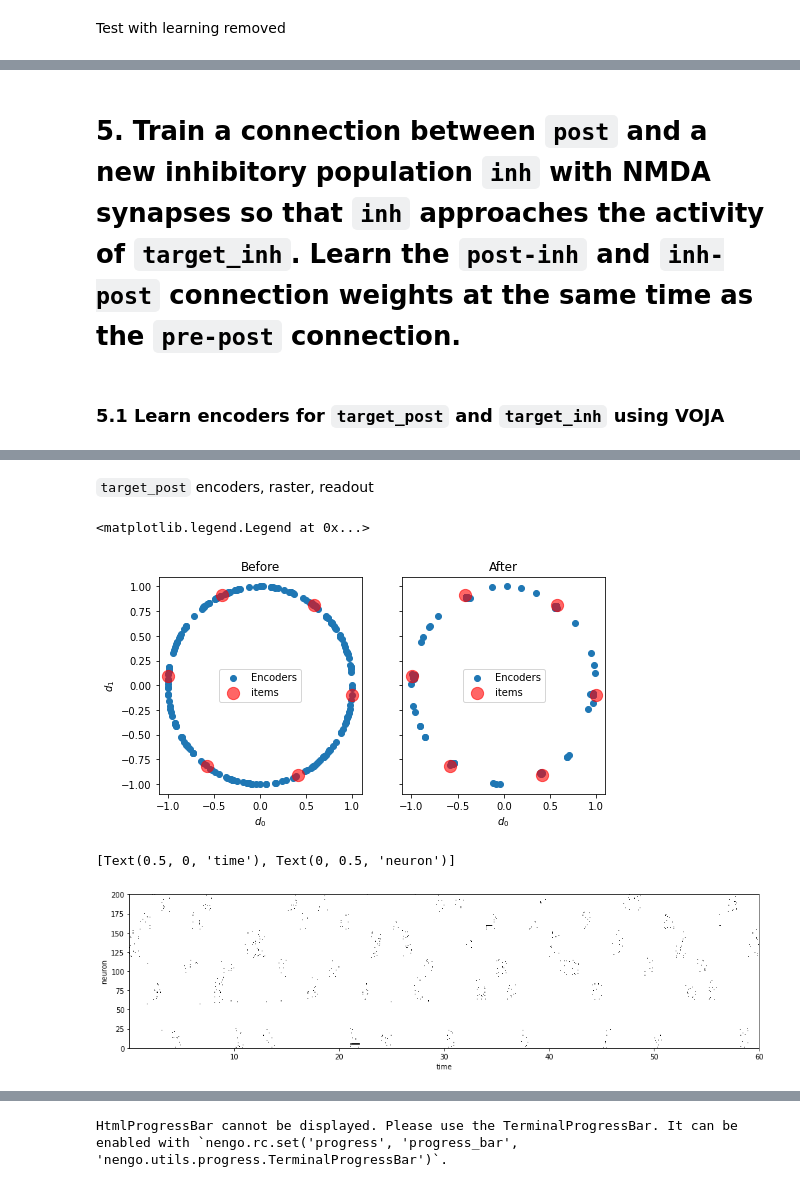
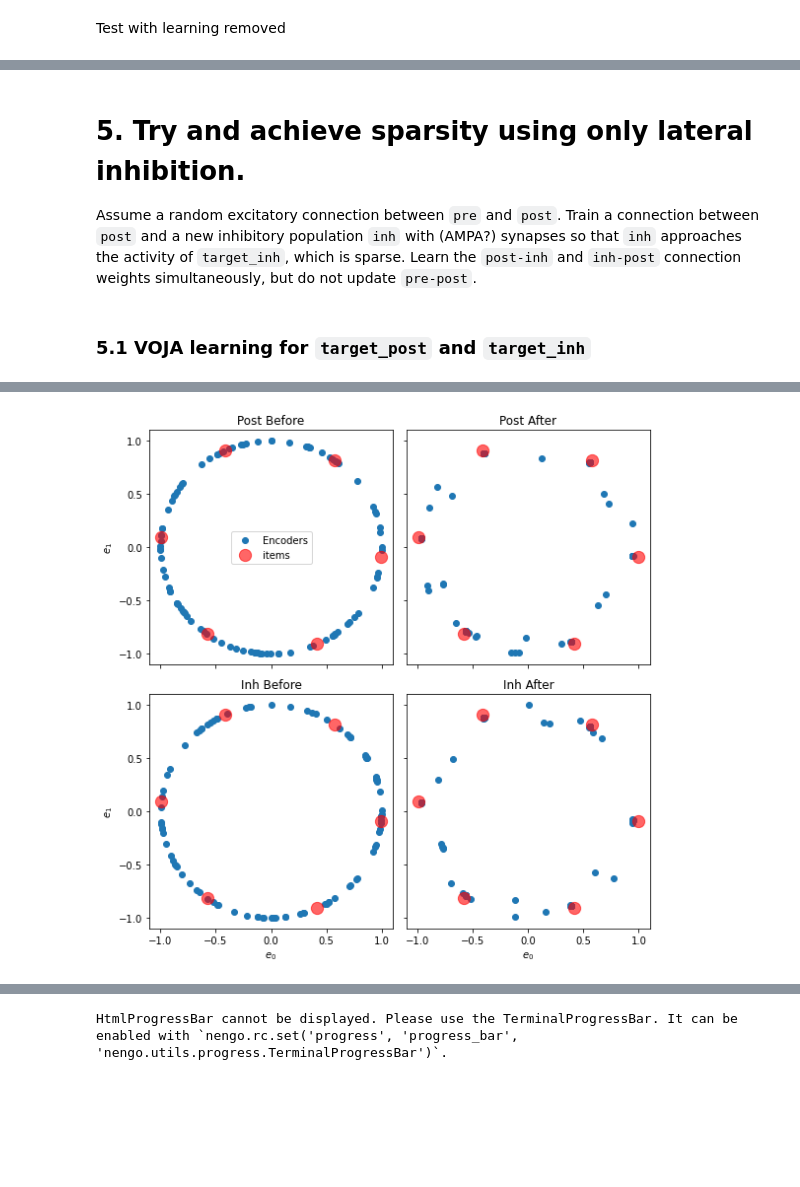
Before and after one commit to psipeter/online-sparsity, a Jupyter notebook: online_sparsity.ipynb, the cells around one changed output, grey strips where cells are left out. Cells and saved outputs as stored; diff of their text form; code cells hidden in the pictures; blank space fills up the shorter version.

````diff
--- a/online_sparsity.ipynb
+++ b/online_sparsity.ipynb
@@ -398,7 +404,7 @@ with nengo.Network() as network:
     output = nengo.Ensemble(1, d, neuron_type=nengo.Direct())
 
     pre = nengo.Ensemble(n_pre, d, seed=seed)
-    post = nengo.Ensemble(n_neurons, d, neuron_type=post_type, seed=seed+2, gain=np.ones((n_neurons)), bias=np.zeros((n_neurons)))
+    post = nengo.Ensemble(n_neurons, d, neuron_type=post_type, seed=seed+3, gain=np.ones((n_neurons)), bias=np.zeros((n_neurons)))
 
     input_pre = nengo.Connection(input, pre, synapse=None)
     pre_post = nengo.Connection(pre, post, synapse=AMPA, solver=nengo.solvers.NoSolver(w_pre_post, weights=True))
@@ -429,5 +435,5 @@ ax.set(xlabel='time', ylabel='value')
 # %%
-fig, ax = plt.subplots(figsize=((16, 4)))
+fig, ax = plt.subplots(figsize=((4, 4)))
 plot_spikes(
     *merge(
         *cluster(
@@ -441,3 +449,4 @@ ax.set(xlabel='time', ylabel='neuron')
 # %% [markdown]
-# 5. Train a connection between ```post``` and a new inhibitory population ```inh``` with NMDA synapses so that ```inh``` approaches the activity of ```target_inh```. Learn the ```post-inh``` and ```inh-post``` connection weights at the same time as the ```pre-post``` connection.
+# 5. Try and achieve sparsity using only lateral inhibition.
+Assume a random excitatory connection between ```pre``` and ```post```. Train a connection between ```post``` and a new inhibitory population ```inh``` with (AMPA?) synapses so that ```inh``` approaches the activity of ```target_inh```, which is sparse. Learn the ```post-inh``` and ```inh-post``` connection weights simultaneously, but do not update ```pre-post```.
 # %%
@@ -456,11 +464,5 @@ n_pre = 195
-# %%
-intercept_min = (np.dot(items, items.T) - np.eye(n_items)).flatten().max() # from Step 1 of https://www.nengo.ai/nengo/examples/learning/learn-associations.html
-above_min = 0.1
-intercepts = nengo.dists.Uniform(intercept_min+above_min, 1)
-max_rates_post = nengo.dists.Uniform(20, 40)
-max_rates_inh = nengo.dists.Uniform(10, 30)
 # %% [markdown]
-### 5.1 Learn encoders for ```target_post``` and ```target_inh``` using VOJA
+### 5.1 VOJA learning for ```target_post``` and ```target_inh```
 # %%
 with nengo.Network() as network:
     # inputs, outputs, error populations, and ensembles
@@ -470,8 +472,8 @@ with nengo.Network() as network:
     error_post = nengo.Ensemble(1, d, neuron_type=nengo.Direct())
     error_inh = nengo.Ensemble(1, d, neuron_type=nengo.Direct())
     pre = nengo.Ensemble(n_pre, d, seed=seed)
-    target_post = nengo.Ensemble(n_post, d, intercepts=intercepts, max_rates=max_rates_post, seed=seed+1)
-    target_inh = nengo.Ensemble(n_inh, d, intercepts=intercepts, max_rates=max_rates_inh, seed=seed+1)
+    target_post = nengo.Ensemble(n_neurons, d, intercepts=intercepts, max_rates=max_rates_post, seed=seed+1)
+    target_inh = nengo.Ensemble(n_inh, d, intercepts=intercepts, max_rates=max_rates_inh, seed=seed+2)
 
     # VOJA and PES learning rules
     pes = nengo.PES(learning_rate=learning_rate_pes)
@@ -484,7 +486,7 @@ with nengo.Network() as network:
     pre_target_inh = nengo.Connection(pre, target_inh, synapse=AMPA, learning_rule_type=voja_inh)
 
     # feedforward connections with decoder learning
-    post_output = nengo.Connection(target_post, output_post, synapse=NMDA, learning_rule_type=pes, solver=nengo.solvers.NoSolver(np.zeros((n_post, d))))
+    post_output = nengo.Connection(target_post, output_post, synapse=AMPA, learning_rule_type=pes, solver=nengo.solvers.NoSolver(np.zeros((n_neurons, d))))
     input_error_post = nengo.Connection(input, error_post, transform=-1, synapse=None)
     output_error_post = nengo.Connection(output_post, error_post, synapse=None)
     error_signal_post = nengo.Connection(error_post, post_output.learning_rule, synapse=None)
@@ -520,33 +522,28 @@ HtmlProgressBar cannot be displayed. Please use the TerminalProgressBar. It can
 [interactive output not drawn]
 HtmlProgressBar cannot be displayed. Please use the TerminalProgressBar. It can be enabled with `nengo.rc.set('progress', 'progress_bar', 'nengo.utils.progress.TerminalProgressBar')`.
 [interactive output not drawn]
-# %% [markdown]
-```target_post``` encoders, raster, readout
 # %%
-scale = (sim.data[target_post].gain / target_post.radius)[:, np.newaxis]
-encoders_before = sim.data[p_encoders_post][0].copy() / scale
-encoders_after = sim.data[p_encoders_post][-1].copy() / scale
-fig, (ax, ax2) = plt.subplots(nrows=1, ncols=2, sharey=True, figsize=((8, 4)))
-ax.scatter(encoders_before[:, 0], encoders_before[:, 1], label="Encoders")
+scale_post = (sim.data[target_post].gain / target_post.radius)[:, np.newaxis]
+encoders_before_post = sim.data[p_encoders_post][0].copy() / scale_post
+encoders_after_post = sim.data[p_encoders_post][-1].copy() / scale_post
+scale_inh = (sim.data[target_inh].gain / target_inh.radius)[:, np.newaxis]
+encoders_before_inh = sim.data[p_encoders_inh][0].copy() / scale_inh
+encoders_after_inh = sim.data[p_encoders_inh][-1].copy() / scale_inh
+
+fig, ((ax, ax2), (ax3, ax4)) = plt.subplots(nrows=2, ncols=2, sharey=True, sharex=True, figsize=((8, 8)))
+ax.scatter(encoders_before_post[:, 0], encoders_before_post[:, 1], label="Encoders")
 ax.scatter(items[:, 0], items[:, 1], c="red", s=150, alpha=0.6, label="items")
-ax2.scatter(encoders_after[:, 0], encoders_after[:, 1], label="Encoders")
+ax2.scatter(encoders_after_post[:, 0], encoders_after_post[:, 1], label="Encoders")
 ax2.scatter(items[:, 0], items[:, 1], c="red", s=150, alpha=0.6, label="items")
-ax.set(xlabel=r'$d_0$', ylabel=r'$d_1$', title='Before')
-ax2.set(xlabel=r'$d_0$', title='After')
+ax.set(ylabel=r'$e_1$', yticks=np.array([-1, -0.5, 0, 0.5, 1.0]), title='Post Before')
+ax2.set(title='Post After')
+ax3.scatter(encoders_before_inh[:, 0], encoders_before_inh[:, 1], label="Encoders")
+ax3.scatter(items[:, 0], items[:, 1], c="red", s=150, alpha=0.6, label="items")
+ax4.scatter(encoders_after_inh[:, 0], encoders_after_inh[:, 1], label="Encoders")
+ax4.scatter(items[:, 0], items[:, 1], c="red", s=150, alpha=0.6, label="items")
+ax3.set(xlabel=r'$e_0$', ylabel=r'$e_1$', yticks=np.array([-1, -0.5, 0, 0.5, 1.0]), title='Inh Before')
+ax4.set(xlabel=r'$e_0$', title='Inh After')
 ax.legend(loc='best')
-ax2.legend(loc='best')
+plt.tight_layout()
 # %% [output]
-<matplotlib.legend.Legend at 0x...>
-[figure, old version]
+[figure, new version]
-# %%
-fig, ax = plt.subplots(figsize=((16, 4)))
-plot_spikes(
-    *merge(
-        *cluster(
-            *sample_by_variance(sim.trange(), sim.data[p_target_post], num=n_neurons, filter_width=0.01),
-        filter_width=0.01),
-    num=n_neurons))
-ax.set(xlabel='time', ylabel='neuron')
-# %% [output]
-[Text(0.5, 0, 'time'), Text(0, 0.5, 'neuron')]
-[figure, removed]
````
Also changed, not shown: parts of 66 cells of this notebook.
